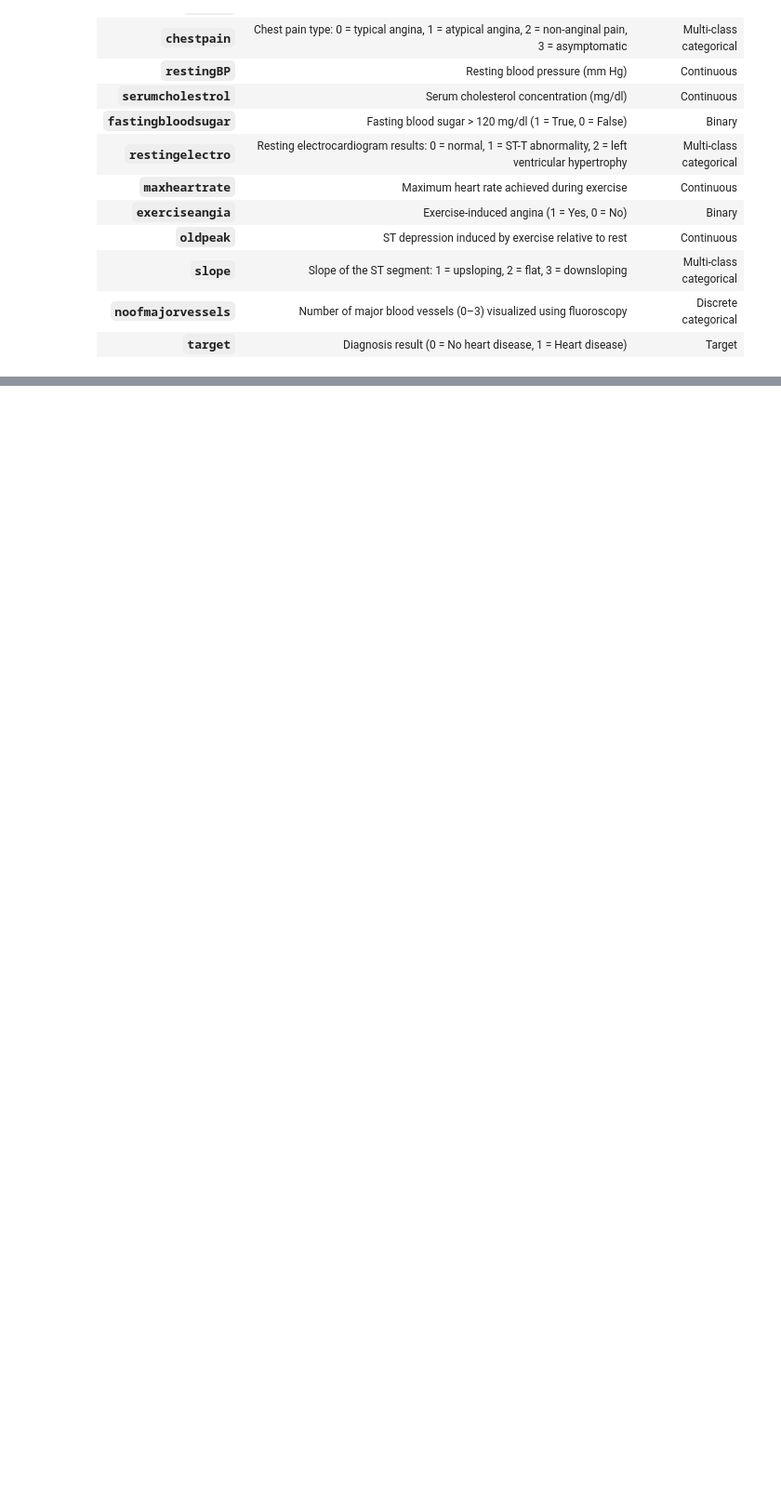
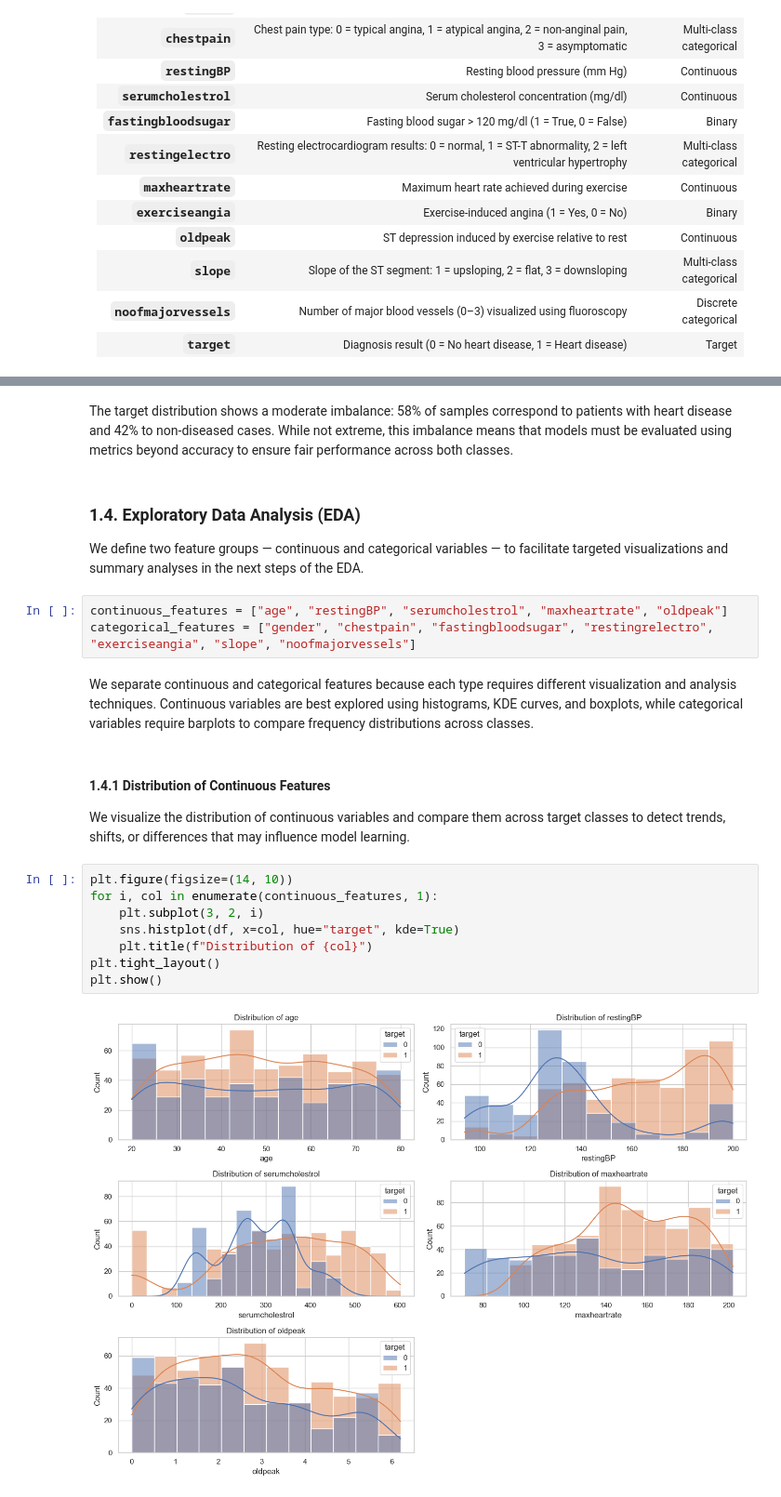
Before and after one commit to paul-adrien1/Projet_ML_notebook, a Jupyter notebook: ML_Project_AVC.ipynb, the cells around one changed output, grey strips where cells are left out. Shown at 93% size. Cells and saved outputs as stored; diff of their text form; blank space fills up the shorter version.

Commit message:
step 1

```diff
--- a/ML_Project_AVC.ipynb
+++ b/ML_Project_AVC.ipynb
@@ -64,0 +245,25 @@ The table below summarizes the 13 input features, their medical meaning, and the
+# %% [markdown]
+The target distribution shows a moderate imbalance: 58% of samples correspond to patients with heart disease and 42% to non-diseased cases. While not extreme, this imbalance means that models must be evaluated using metrics beyond accuracy to ensure fair performance across both classes.
+# %% [markdown]
+### 1.4. Exploratory Data Analysis (EDA)
+
+We define two feature groups — continuous and categorical variables — to facilitate targeted visualizations and summary analyses in the next steps of the EDA.
+# %%
+continuous_features = ["age", "restingBP", "serumcholestrol", "maxheartrate", "oldpeak"]
+categorical_features = ["gender", "chestpain", "fastingbloodsugar", "restingrelectro", "exerciseangia", "slope", "noofmajorvessels"]
+# %% [markdown]
+We separate continuous and categorical features because each type requires different visualization and analysis techniques. Continuous variables are best explored using histograms, KDE curves, and boxplots, while categorical variables require barplots to compare frequency distributions across classes.
+# %% [markdown]
+#### 1.4.1 Distribution of Continuous Features
+
+We visualize the distribution of continuous variables and compare them across target classes to detect trends, shifts, or differences that may influence model learning.
+# %%
+plt.figure(figsize=(14, 10))
+for i, col in enumerate(continuous_features, 1):
+    plt.subplot(3, 2, i)
+    sns.histplot(df, x=col, hue="target", kde=True)
+    plt.title(f"Distribution of {col}")
+plt.tight_layout()
+plt.show()
+# %% [output]
+[figure, added]
```
Also changed, not shown: parts of 42 cells of this notebook.
